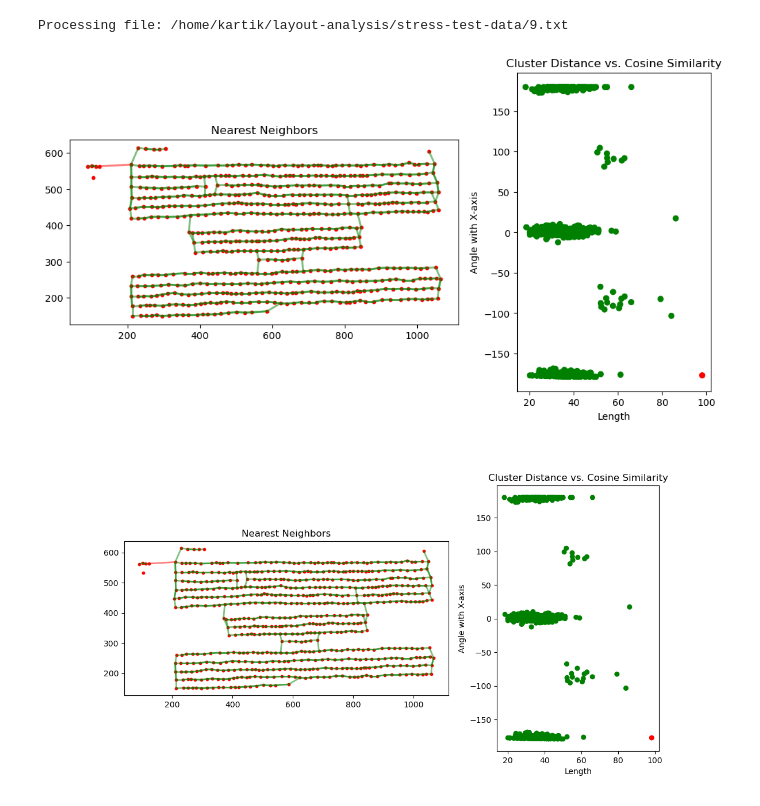
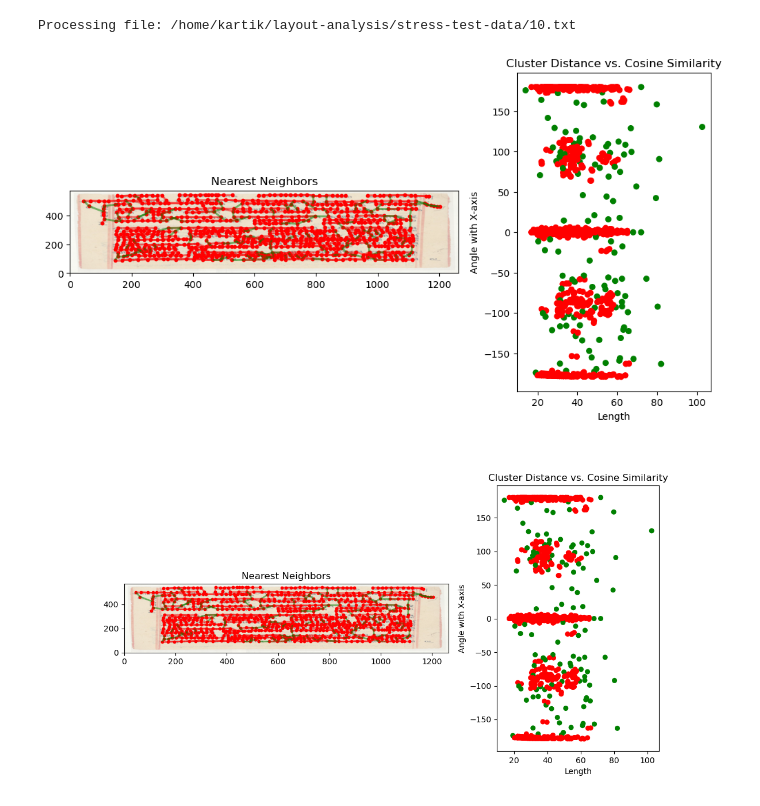
Before and after one commit to flame-cai/layout-analysis, a Jupyter notebook: simple_graph-v2.ipynb, the cells around one changed output. Cells and saved outputs as stored; diff of their text form; code cells hidden in the pictures.

```diff
--- a/simple_graph-v2.ipynb
+++ b/simple_graph-v2.ipynb
@@ -21,10 +22,15 @@ cos_similarity_less_than = -0.8
 
 
 %matplotlib widget
+# %%
+pg_no = 10
+bg_img = mpimg.imread(DATA_PATH+f"/{pg_no}.jpg")  # Replace with your image path
+height, width = bg_img.shape[:2]
 # %%
 # Get unique prefixes efficiently without sorting everything
 for entry in os.scandir(DATA_PATH):
-    if entry.is_file() and entry.name.endswith('9.txt'):
+    if entry.is_file() and entry.name.endswith(f'{pg_no}.txt'):
+
         points_file = entry.path
         print(f"Processing file: {points_file}")
         points = np.loadtxt(points_file)
@@ -83,20 +89,18 @@ for entry in os.scandir(DATA_PATH):
                 to_plot.append((current_point_index, global_idx_connection_1, global_idx_connection_2))
                 to_cluster.append((total_length, angle_with_xaxis))
 
-        if global_pair_tracker:  # Check if list is non-empty
-            total_lengths = np.array([item[2] for item in global_pair_tracker])  # Extract total_length values
-            if len(total_lengths) > 0:  # Ensure non-empty array
-                Q1 = np.percentile(total_lengths, 0)
-                Q3 = np.percentile(total_lengths, 90)
-                IQR = Q3 - Q1
-                lower_bound = Q1 - 1.5 * IQR
-                upper_bound = Q3 + 1.5 * IQR
 
 
-        colors = np.zeros(len(global_pair_tracker))
-        for i,pair in enumerate(global_pair_tracker):
-            if lower_bound <= pair[2] <= upper_bound:
-                colors[i] = 1
+
+
+        to_cluster_array = np.array(to_cluster)  # Convert list to NumPy array
+
+        # Run DBSCAN (adjust eps and min_samples as needed)
+        dbscan = DBSCAN(eps=3, min_samples=2)  # Tune these parameters
+        labels = dbscan.fit_predict(to_cluster_array)
+        colors = np.zeros(len(to_cluster))
+        # Mark outliers (DBSCAN assigns -1 to outliers)
+        colors[labels == -1] = 1
 
         # Adjust figure layout: large left panel for nearest neighbors, smaller right panel for scatter plot
         fig, (ax1, ax2) = plt.subplots(1, 2, figsize=(12, 6),
@@ -113,11 +117,15 @@ for entry in os.scandir(DATA_PATH):
             segment_color = 'green' if colors[i] == 1 else 'red'
             seg_colors.extend([segment_color, segment_color])
 
+
+        ax1.imshow(bg_img, alpha=0.5, zorder=0, extent=[0, 1, 0, 1], transform=ax1.transAxes)
         base_lc = mc.LineCollection(segments, linewidths=2, alpha=0.5, colors=seg_colors)
         ax1.add_collection(base_lc)
         ax1.scatter(points[:, 0], points[:, 1], c='red', s=10)
         ax1.set_title("Nearest Neighbors")
-        ax1.set_aspect('equal')
+        # ax1.set_aspect('equal')
+        ax1.set_aspect(height/width)
+        #ax1.set_aspect(1)  # Keep pixels square
 
         # Scatter plot (right)
         distances, cos_similarities = zip(*to_cluster) if to_cluster else ([], [])
@@ -126,36 +134,36 @@ for entry in os.scandir(DATA_PATH):
         ax2.set_ylabel('Angle with X-axis')
         ax2.set_title('Cluster Distance vs. Cosine Similarity')
 
         # Interactive Highlighting
         highlighted_segments = [None]
 
         def on_pick(event):
             if event.artist != scatter:
                 return
             if len(event.ind) == 0:
                 return
 
             i = event.ind[0]
             s = to_plot[i]
             seg1 = (points[s[0]], points[s[1]])
             seg2 = (points[s[0]], points[s[2]])
 
             if highlighted_segments[0] is not None:
                 highlighted_segments[0].remove()
                 highlighted_segments[0] = None
 
             highlighted_segments[0] = mc.LineCollection([seg1, seg2], linewidths=4, colors='red')
             ax1.add_collection(highlighted_segments[0])
             fig.canvas.draw_idle()
 
         fig.canvas.mpl_connect('pick_event', on_pick)
 
         # Display the interactive figure (keeps multiple figures interactive)
         display(fig)
 # %% [output]
-Processing file: /home/kartik/layout-analysis/stress-test-data/9.txt
+Processing file: /home/kartik/layout-analysis/stress-test-data/10.txt
-[figure, old version]
+[figure, new version]
-[figure, old version]
+[figure, new version]
 # %%
 #TODO
 # image to heatmap to pointcloud -- has to be consistent
```
Also changed, not shown: parts of 1 cell of this notebook.
